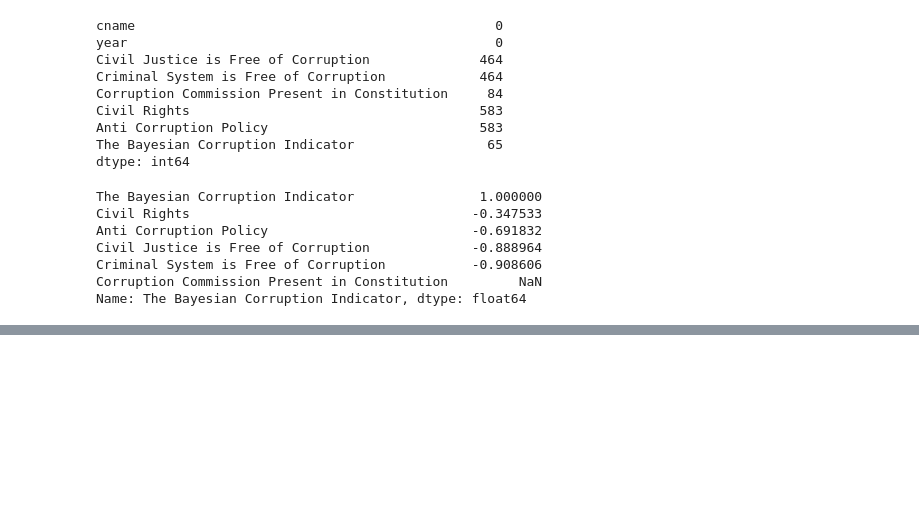
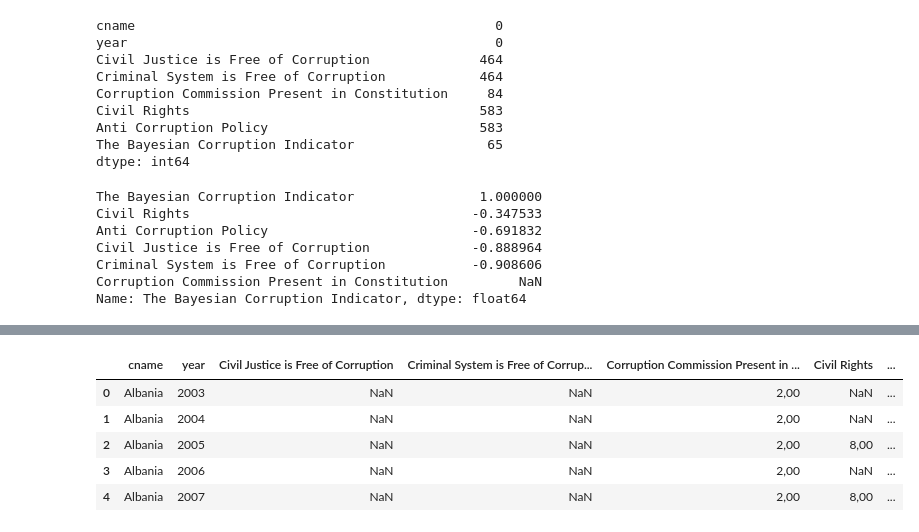
Before and after one commit to gonlyplease/corruption_analysis_europe, a Jupyter notebook: notebooks/exploring_oecd.ipynb, the cells around one changed output, grey strips where cells are left out. Drawn from its saved outputs; the diff is of its cells as text; code cells hidden in the pictures; blank space fills up the shorter version.

Commit message:
small changes regarding years

```diff
--- a/notebooks/exploring_oecd.ipynb
+++ b/notebooks/exploring_oecd.ipynb
@@ -92,0 +91,10 @@ ValueError: autodetected range of [nan, nan] is not finite
+# %%
+oecd_data['year'] = pd.to_datetime(oecd_data['year']).dt.strftime('%Y')
+oecd_data.head()
+# %% [output]
+|  | cname | year | Civil Justice is Free of Corruption | Criminal System is Free of Corrup... | Corruption Commission Present in ... | Civil Rights | ... |
+| 0 | Albania | 2003 | NaN | NaN | 2,00 | NaN | ... |
+| 1 | Albania | 2004 | NaN | NaN | 2,00 | NaN | ... |
+| 2 | Albania | 2005 | NaN | NaN | 2,00 | 8,00 | ... |
+| 3 | Albania | 2006 | NaN | NaN | 2,00 | NaN | ... |
+| 4 | Albania | 2007 | NaN | NaN | 2,00 | 8,00 | ... |
```
Also changed, not shown: parts of 4 cells of this notebook, 3 other files.
